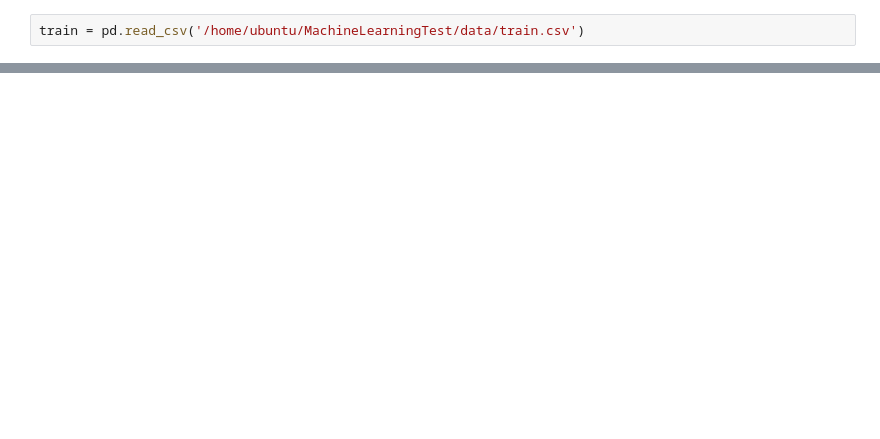
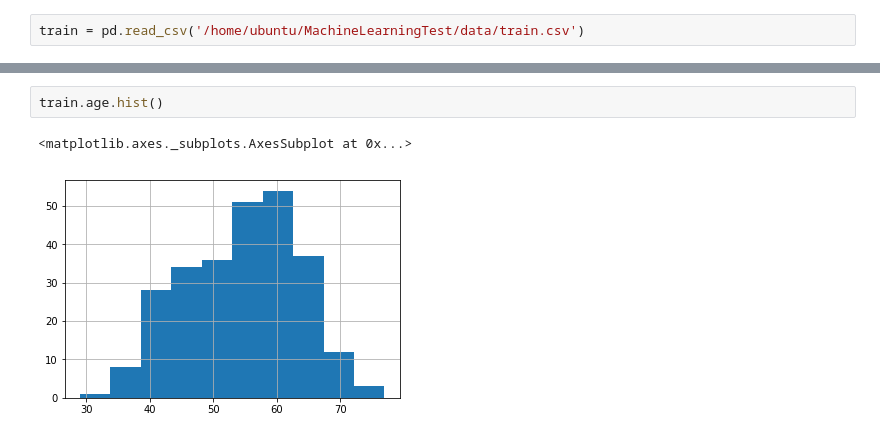
Before and after one commit to datalabusal2018/MachineLearningTest, a Jupyter notebook: exploracion.ipynb, the cells around one changed output, grey strips where cells are left out. Saved outputs shown, nothing was run; the diff lists cells and outputs as text; blank space fills up the shorter version.

```diff
--- a/exploracion.ipynb
+++ b/exploracion.ipynb
@@ -7,0 +52,5 @@ AttributeError: 'DataFrame' object has no attribute 'imshow'
+# %%
+train.age.hist()
+# %% [output]
+<matplotlib.axes._subplots.AxesSubplot at 0x...>
+[figure, added]
```
Also changed, not shown: parts of 33 cells of this notebook.
